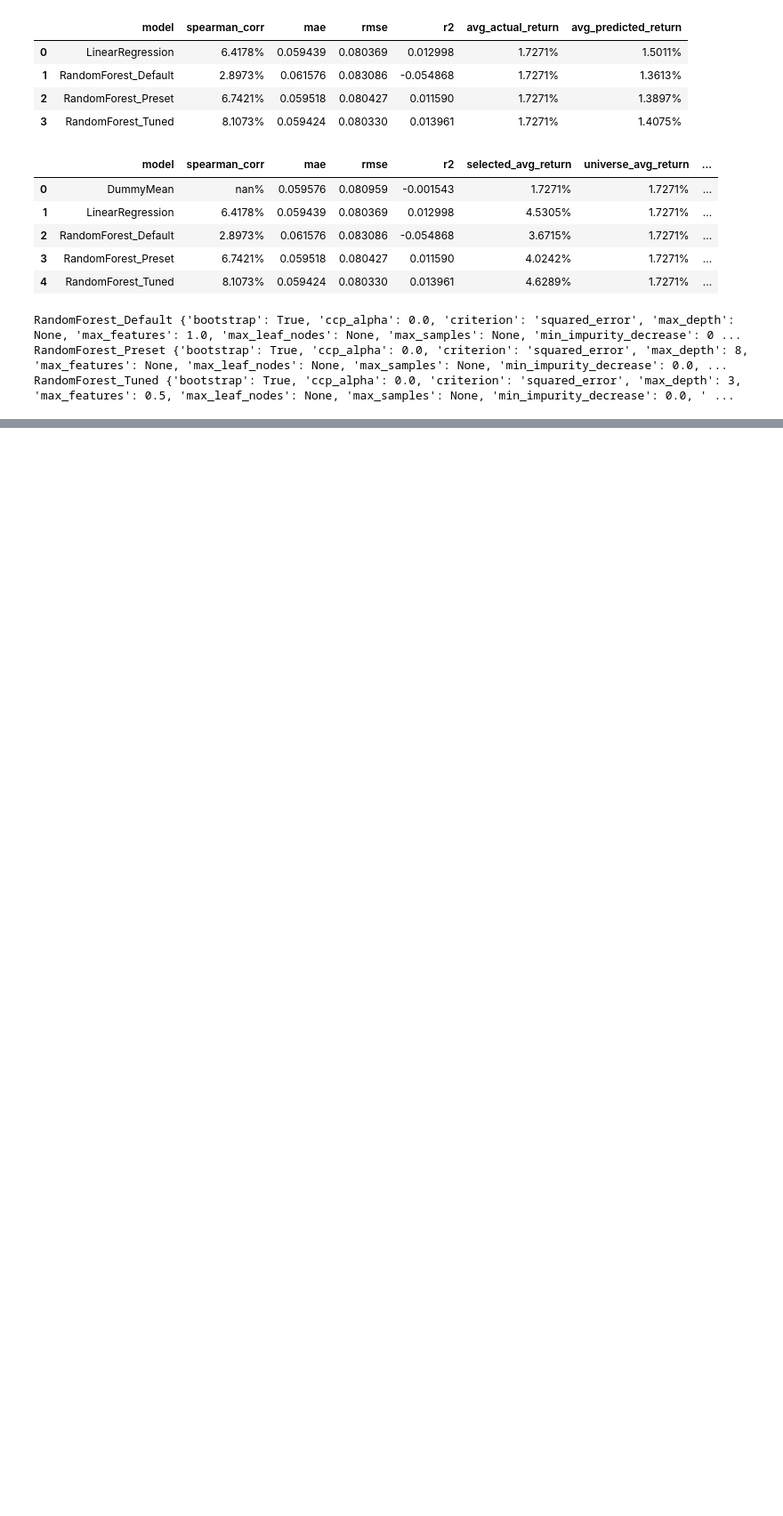
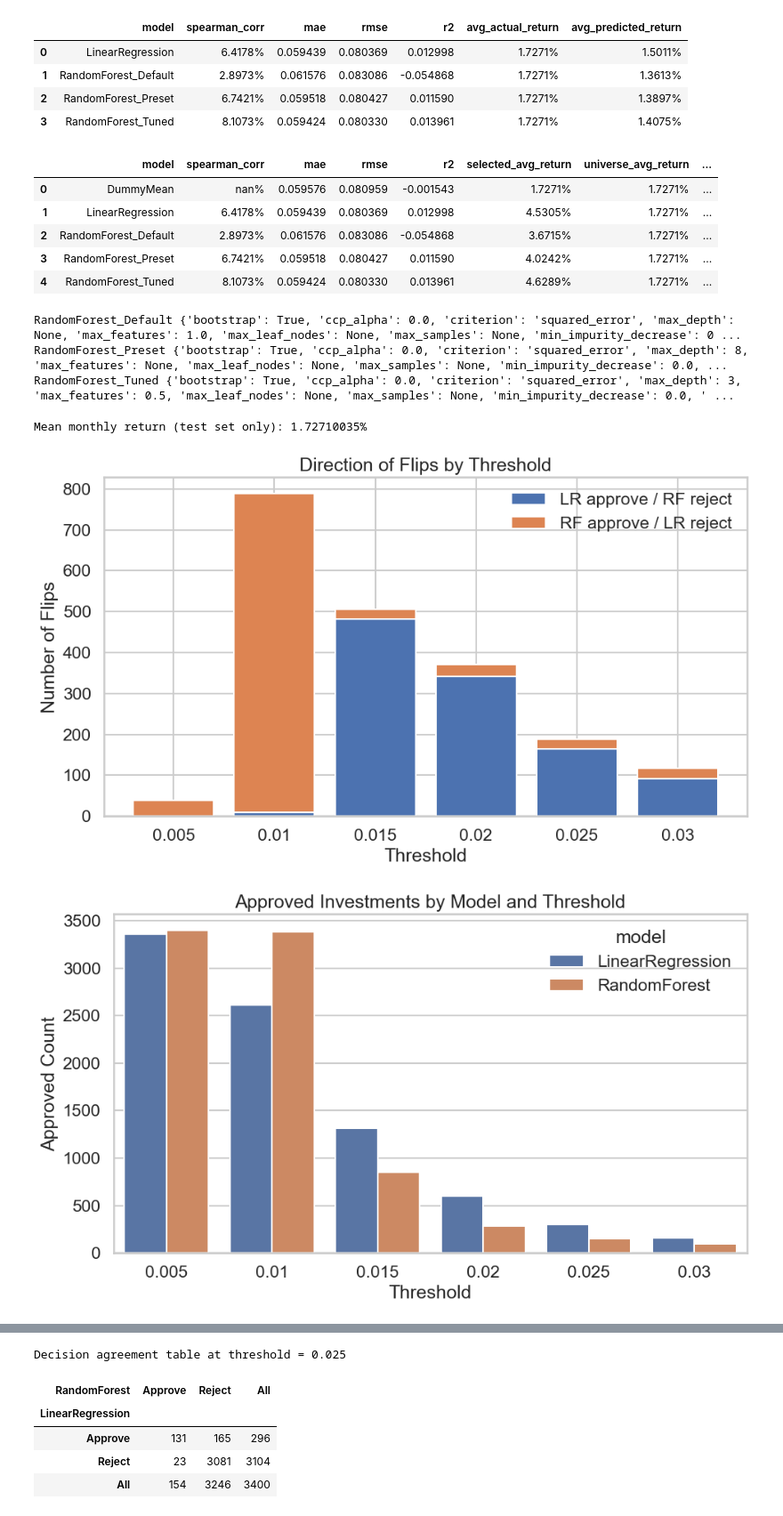
Before and after one commit to RodrigoHdRio/threshold-investment-decision-study, a Jupyter notebook: main/main.ipynb, the cells around one changed output, grey strips where cells are left out. Shown at 89% size. Cells and saved outputs as stored; diff of their text form; code cells hidden in the pictures; blank space fills up the shorter version.

Commit message:
Last version of the old graphs. Therefore change the graphs and added functions.

```diff
--- a/main/main.ipynb
+++ b/main/main.ipynb
@@ -171,9 +224,16 @@ display(
+# %%
+test_mean = model_outputs["test_target"].mean()
+
+print(f"Mean monthly return (test set only): {test_mean:.8%}")
+# %% [output]
+Mean monthly return (test set only): 1.72710035%
 # %%
+plot_results = add_threshold_percentage_labels(detailed_results)
+flip_plot = add_threshold_percentage_labels(flip_summary)
+obs_level_plot = add_threshold_percentage_labels(obs_level)
+flip_level_plot = add_threshold_percentage_labels(flip_level)
 
-import numpy as np
-import pandas as pd
-import seaborn as sns
-import matplotlib.pyplot as plt
+threshold_order = get_threshold_label_order(plot_results)
 
 sns.set_theme(style="whitegrid", context="talk")
 
@@ -183,6 +243,20 @@ detailed_results = model_outputs["detailed_results"].copy()
 test_target = model_outputs["test_target"].copy()
 linear_predictions = model_outputs["linear_predictions"].copy()
 random_forest_predictions = model_outputs["random_forest_predictions"].copy()
+
+# Total observations in the test set, used for rates
+n_obs = len(test_target)
+
+# Add approval rates / error rates to the long-format results
+detailed_results["approval_rate"] = detailed_results["approved_count"] / n_obs
+detailed_results["rejection_rate"] = detailed_results["rejected_count"] / n_obs
+detailed_results["type_I_error_rate"] = (
+    detailed_results["type_I_errors"] / below_threshold_count
+)
+detailed_results["type_II_error_rate"] = (
+    detailed_results["type_II_errors"] / at_or_above_threshold_count
+)
+
 
 # Build observation-level dataset for plots that need raw approved/rejected returns or disagreement returns
 plot_base = pd.DataFrame({
@@ -235,14 +309,6 @@ flip_level = pd.concat(flip_records, ignore_index=True) if flip_records else pd.
     columns=["threshold", "actual_return", "flip_direction"]
 )
 
-# 1. Flip rate vs threshold
-plt.figure(figsize=(9, 5))
-sns.lineplot(data=flip_summary, x="threshold", y="flip_rate", marker="o", linewidth=2.5)
-plt.title("Flip Rate vs Threshold")
-plt.ylabel("Proportion of Decision Flips")
-plt.xlabel("Threshold")
-plt.tight_layout()
-plt.show()
 
 # 2. Direction of flips
 flip_dir_plot = flip_summary.melt(
@@ -292,18 +358,18 @@ plt.show()
 # 5. Type I errors across thresholds
 plt.figure(figsize=(10, 6))
 sns.lineplot(data=detailed_results, x="threshold", y="type_I_error_rate", hue="model", marker="o", linewidth=2.5)
-plt.title("Threshold-Based Type I Error Rate Across Thresholds")
+plt.title("Type I Error Rate Across Thresholds")
 plt.xlabel("Threshold")
-plt.ylabel("Threshold-Based Type I Error Rate")
+plt.ylabel("Type I Error Rate")
 plt.tight_layout()
 plt.show()
 
 # 6. Type II errors across thresholds
 plt.figure(figsize=(10, 6))
 sns.lineplot(data=detailed_results, x="threshold", y="type_II_error_rate", hue="model", marker="o", linewidth=2.5)
-plt.title("Threshold-Based Type II Error Rate Across Thresholds")
+plt.title("Type II Error Rate Across Thresholds")
 plt.xlabel("Threshold")
-plt.ylabel("Threshold-Based Type II Error Rate")
+plt.ylabel("Type II Error Rate")
 plt.tight_layout()
 plt.show()
 
@@ -384,30 +450,33 @@ g = sns.catplot(
     data=avg_decision_returns,
     kind="bar",
     x="threshold",
     y="avg_realized_return",
     hue="decision",
     col="model",
     height=5,
     aspect=1.1,
     sharey=True,
 )
 g.fig.suptitle("Approved vs Rejected Average Realized Returns", y=1.03)
 g.set_axis_labels("Threshold", "Average Realized Return")
 plt.show()
 
 # 14. 2x2 decision agreement table for a chosen threshold
 agreement_threshold = 0.025
 
 agreement_df = pd.DataFrame({
     "LinearRegression": np.where(linear_predictions >= agreement_threshold, "Approve", "Reject"),
     "RandomForest": np.where(random_forest_predictions >= agreement_threshold, "Approve", "Reject"),
 })
 
 agreement_table = pd.crosstab(
     agreement_df["LinearRegression"],
     agreement_df["RandomForest"],
     margins=True
 )
 
 print(f"Decision agreement table at threshold = {agreement_threshold}")
 display(agreement_table)
+# %% [output]
+[figure, added]
+[figure, added]
@@ -413,0 +493,6 @@ display(agreement_table)
+Decision agreement table at threshold = 0.025
+| RandomForest | Approve | Reject | All |
+| LinearRegression |  |  |  |
+| Approve | 131 | 165 | 296 |
+| Reject | 23 | 3081 | 3104 |
+| All | 154 | 3246 | 3400 |
```
Also changed, not shown: parts of 30 cells of this notebook, 4 other files.
